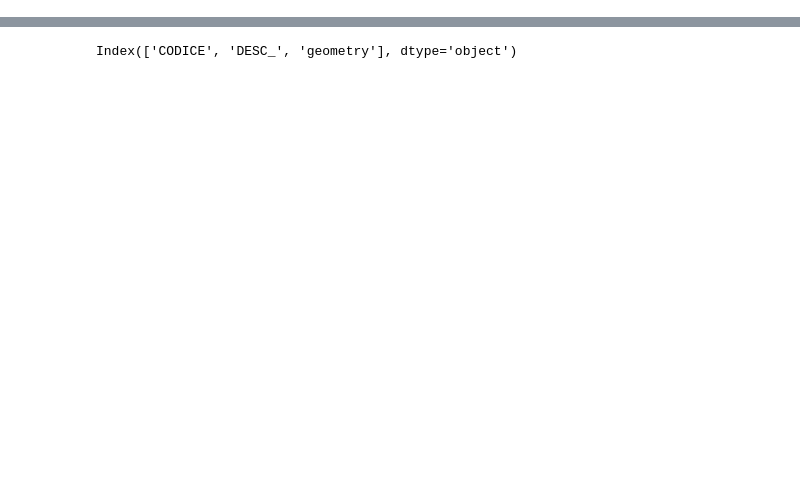
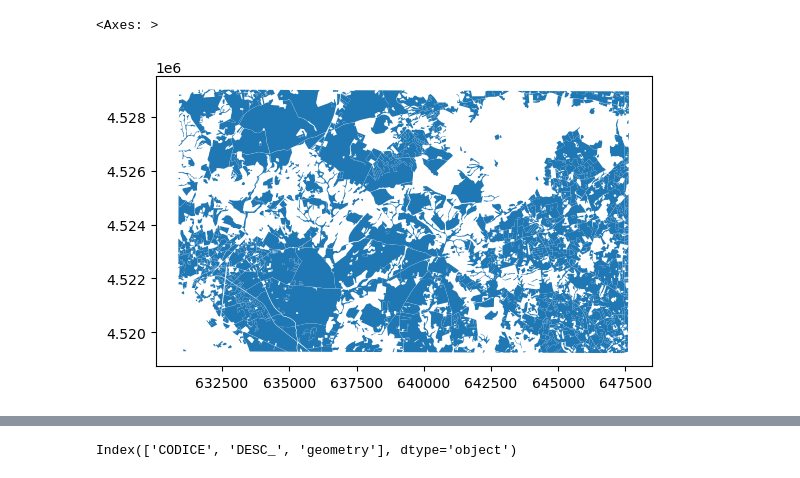
Before and after one commit to Mavisan6/Assignment, a Jupyter notebook: ScriptP1.ipynb, the cells around one changed output, grey strips where cells are left out. Saved outputs shown, nothing was run; the diff lists cells and outputs as text; code cells hidden in the pictures; blank space fills up the shorter version.

```diff
--- a/ScriptP1.ipynb
+++ b/ScriptP1.ipynb
@@ -10,5 +10,5 @@ import matplotlib.pyplot as plt
 #load the agricultural land plots
 gdf_path = "Data_files/AgriculturalPlots.shp"
 gdf = gpd.read_file(gdf_path)
-gdf.head()
+gdf.plot()
 # %% [output]
@@ -21 +15,3 @@ gdf.head()
+<Axes: >
+[figure, added]
 # %%
```
Also changed, not shown: parts of 32 cells of this notebook.
